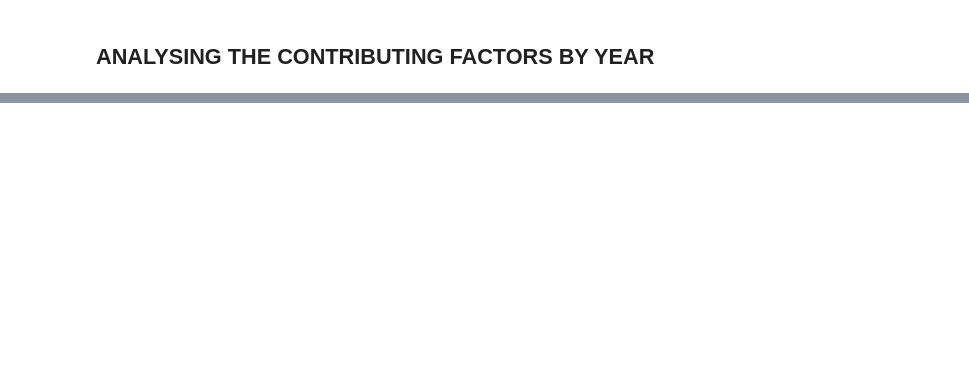
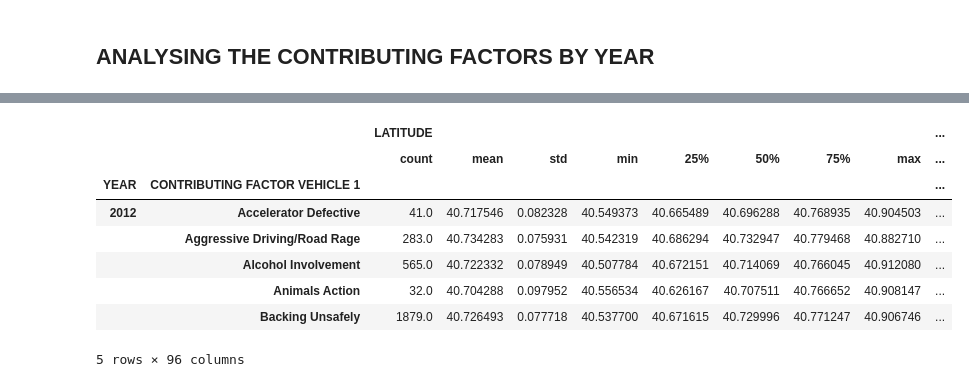
Before and after one commit to adrianakopf/NYC-Accidents-Analysis, a Jupyter notebook: ContributingFactors.ipynb, the cells around one changed output, grey strips where cells are left out. Cells and saved outputs as stored; diff of their text form; code cells hidden in the pictures; blank space fills up the shorter version.

```diff
--- a/ContributingFactors.ipynb
+++ b/ContributingFactors.ipynb
@@ -72,6 +81,6 @@ df.dtypes
 # %%
 #Extract year from 'DATE' and create separate collumns
-df['year'] = pd.DatetimeIndex(df['date']).year
-df['month'] = pd.DatetimeIndex(df['date']).month
+df['YEAR'] = pd.DatetimeIndex(df['DATE']).year
+df['MONTH'] = pd.DatetimeIndex(df['DATE']).month
 
 df.head()
@@ -78,8 +95,8 @@ df.head()
 # %%
 #Replace values based on spelling
-df['cont_factor'].replace('Drugs (Illegal)', 'Drugs (illegal)', inplace=True)
+df['CONTRIBUTING FACTOR VEHICLE 1'].replace('Drugs (Illegal)', 'Drugs (illegal)', inplace=True)
 # %%
-df['cont_factor'].replace('Cell Phone (hand-Held)', 'Cell Phone (hand-held) ', inplace=True)
+df['CONTRIBUTING FACTOR VEHICLE 1'].replace('Cell Phone (hand-Held)', 'Cell Phone (hand-held) ', inplace=True)
 # %%
-df['cont_factor'].replace('Cell Phone (hand-held)', 'Cell Phone (hand-held) ', inplace=True)
+df['CONTRIBUTING FACTOR VEHICLE 1'].replace('Cell Phone (hand-held)', 'Cell Phone (hand-held) ', inplace=True)
 # %%
@@ -107,6 +144,16 @@ d = df[(df.date.dt.year > 2016) & (df.date.dt.year <= 2017)]
 # %%
 # Descriptive statistics by 'YEAR' and 'MAJOR CONTRIBUTING FACTOR'
-df.groupby(['year', 'cont_factor']).describe().head()
+df.groupby(['YEAR', 'CONTRIBUTING FACTOR VEHICLE 1']).describe().head()
+# %% [output]
+|  |  | LATITUDE |  |  |  |  |  |  |  | ... |
+|  |  | count | mean | std | min | 25% | 50% | 75% | max | ... |
+| YEAR | CONTRIBUTING FACTOR VEHICLE 1 |  |  |  |  |  |  |  |  | ... |
+| 2012 | Accelerator Defective | 41.0 | 40.717546 | 0.082328 | 40.549373 | 40.665489 | 40.696288 | 40.768935 | 40.904503 | ... |
+|  | Aggressive Driving/Road Rage | 283.0 | 40.734283 | 0.075931 | 40.542319 | 40.686294 | 40.732947 | 40.779468 | 40.882710 | ... |
+|  | Alcohol Involvement | 565.0 | 40.722332 | 0.078949 | 40.507784 | 40.672151 | 40.714069 | 40.766045 | 40.912080 | ... |
+|  | Animals Action | 32.0 | 40.704288 | 0.097952 | 40.556534 | 40.626167 | 40.707511 | 40.766652 | 40.908147 | ... |
+|  | Backing Unsafely | 1879.0 | 40.726493 | 0.077718 | 40.537700 | 40.671615 | 40.729996 | 40.771247 | 40.906746 | ... |
+5 rows × 96 columns
 # %%
 #Save clean file in exccel to make analysis in Tableau
 df.to_excel("factors.xlsx", index=False)
```
Also changed, not shown: parts of 16 cells of this notebook.
